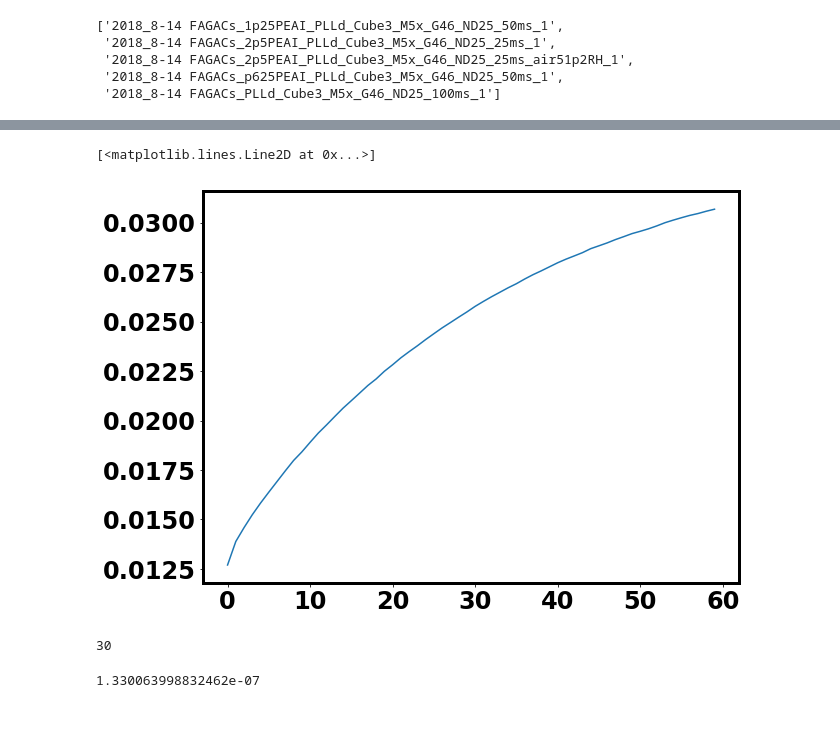
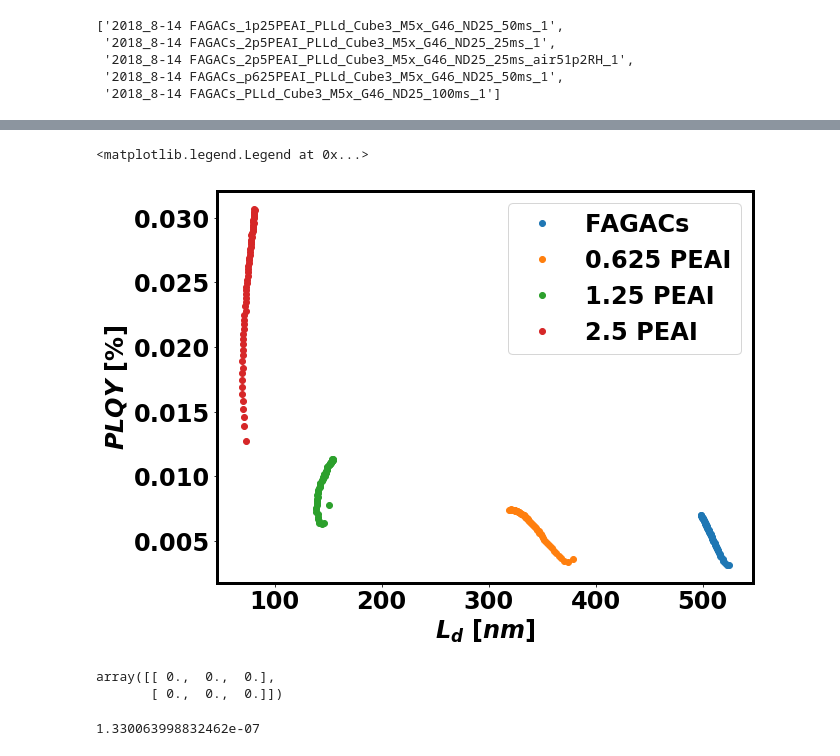
Before and after one commit to rstoddard24/PVtools, a Jupyter notebook: PVtools/PL-Ld/2018_8-14Ld_analysis.ipynb, the cells around one changed output, grey strips where cells are left out. Drawn from its saved outputs; the diff is of its cells as text; code cells hidden in the pictures; blank space fills up the shorter version.

```diff
--- a/PVtools/PL-Ld/2018_8-14Ld_analysis.ipynb
+++ b/PVtools/PL-Ld/2018_8-14Ld_analysis.ipynb
@@ -191,16 +193,29 @@ plt.legend(['FAGACs','0.625 PEAI','1.25 PEAI','2.5 PEAI'])
-# %%
-PLQYs = np.zeros(PLQY_ims.shape[0])
-for tt in range(PLQY_ims.shape[0]):
-    PLQYs[tt] = np.mean(PLQY_ims[tt,250:1800,250:1800]*100)
-
-plt.plot(PLQYs)
-# %% [output]
-[<matplotlib.lines.Line2D at 0x...>]
-[figure, removed]
-# %%
-ii
-# %% [output]
-30
+# %%
+#Now combine PL + Ld data for parametric plot
+PLLds_list = []
+for ii in range(len(Lds_list)):
+    PLLd_data = np.zeros([2,len(PLtimes_list[ii])])
+    for jj in range(len(PLtimes_list[ii])):
+        Lds_idx = np.argmin(abs(times_list[ii]-PLtimes_list[ii][jj]))
+        PLLd_data[0,jj] = Lds_list[ii][Lds_idx]
+        PLLd_data[1,jj] = PLQYs_list[ii][jj]
+    PLLds_list.append(PLLd_data)
+    plt.plot(PLLd_data[0,:]*1e9,PLLd_data[1,:],'.',markersize=12)
+
+plt.xlabel('$L_d\ [nm]$')
+plt.ylabel('$PLQY\ [\%]$')
+#plt.ylim(-20,5)
+#plt.xlim(0,1.2)
+plt.legend(['FAGACs','0.625 PEAI','1.25 PEAI','2.5 PEAI'])
+# %% [output]
+<matplotlib.legend.Legend at 0x...>
+[figure, added]
+# %%
+xx = np.zeros([2,3])
+xx
+# %% [output]
+array([[ 0.,  0.,  0.],
+       [ 0.,  0.,  0.]])
 # %%
 d = 3e-7 #m
 aI = 1.55e21 #photons/sec-m^2
```
Also changed, not shown: parts of 1 cell of this notebook.
